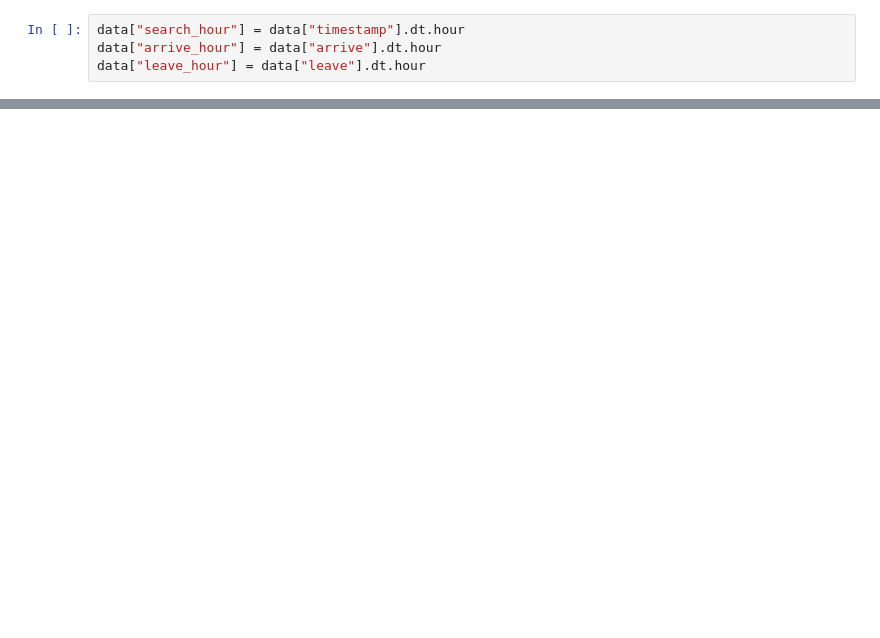
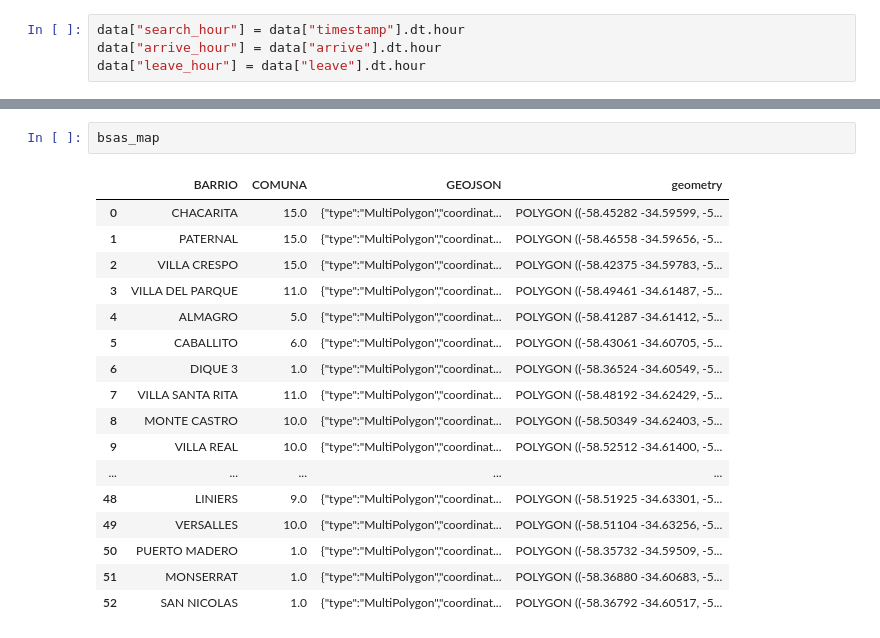
Before and after one commit to julietahocsman/goproject, a Jupyter notebook: notebooks/statistics_per_neighborhood.ipynb, the cells around one changed output, grey strips where cells are left out. Drawn from its saved outputs; the diff is of its cells as text; blank space fills up the shorter version.

Commit message:
dataframe adding the neighbor of the search

```diff
--- a/notebooks/statistics_per_neighborhood.ipynb
+++ b/notebooks/statistics_per_neighborhood.ipynb
@@ -76,3 +76,23 @@ data.head(2)
+# %%
+bsas_map
+# %% [output]
+|  | BARRIO | COMUNA | GEOJSON | geometry |
+| 0 | CHACARITA | 15.0 | {"type":"MultiPolygon","coordinat... | POLYGON ((-58.45282 -34.59599, -5... |
+| 1 | PATERNAL | 15.0 | {"type":"MultiPolygon","coordinat... | POLYGON ((-58.46558 -34.59656, -5... |
+| 2 | VILLA CRESPO | 15.0 | {"type":"MultiPolygon","coordinat... | POLYGON ((-58.42375 -34.59783, -5... |
+| 3 | VILLA DEL PARQUE | 11.0 | {"type":"MultiPolygon","coordinat... | POLYGON ((-58.49461 -34.61487, -5... |
+| 4 | ALMAGRO | 5.0 | {"type":"MultiPolygon","coordinat... | POLYGON ((-58.41287 -34.61412, -5... |
+| 5 | CABALLITO | 6.0 | {"type":"MultiPolygon","coordinat... | POLYGON ((-58.43061 -34.60705, -5... |
+| 6 | DIQUE 3 | 1.0 | {"type":"MultiPolygon","coordinat... | POLYGON ((-58.36524 -34.60549, -5... |
+| 7 | VILLA SANTA RITA | 11.0 | {"type":"MultiPolygon","coordinat... | POLYGON ((-58.48192 -34.62429, -5... |
+| 8 | MONTE CASTRO | 10.0 | {"type":"MultiPolygon","coordinat... | POLYGON ((-58.50349 -34.62403, -5... |
+| 9 | VILLA REAL | 10.0 | {"type":"MultiPolygon","coordinat... | POLYGON ((-58.52512 -34.61400, -5... |
+| ... | ... | ... | ... | ... |
+| 48 | LINIERS | 9.0 | {"type":"MultiPolygon","coordinat... | POLYGON ((-58.51925 -34.63301, -5... |
+| 49 | VERSALLES | 10.0 | {"type":"MultiPolygon","coordinat... | POLYGON ((-58.51104 -34.63256, -5... |
+| 50 | PUERTO MADERO | 1.0 | {"type":"MultiPolygon","coordinat... | POLYGON ((-58.35732 -34.59509, -5... |
+| 51 | MONSERRAT | 1.0 | {"type":"MultiPolygon","coordinat... | POLYGON ((-58.36880 -34.60683, -5... |
+| 52 | SAN NICOLAS | 1.0 | {"type":"MultiPolygon","coordinat... | POLYGON ((-58.36792 -34.60517, -5... |
 # %%
 def search_neighborhood(neighborhood, coordinates):
 
```
Also changed, not shown: parts of 17 cells of this notebook.
